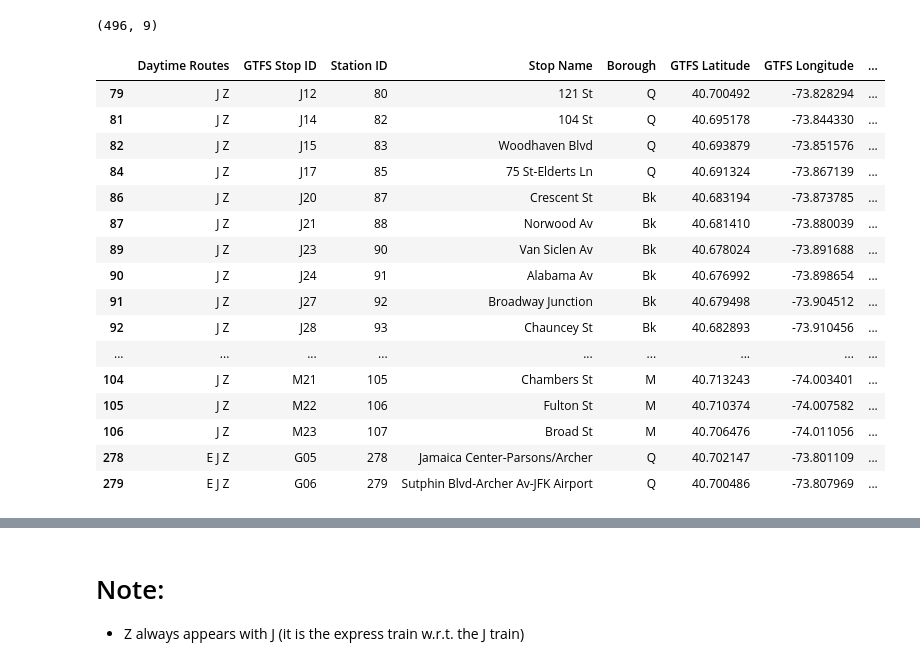
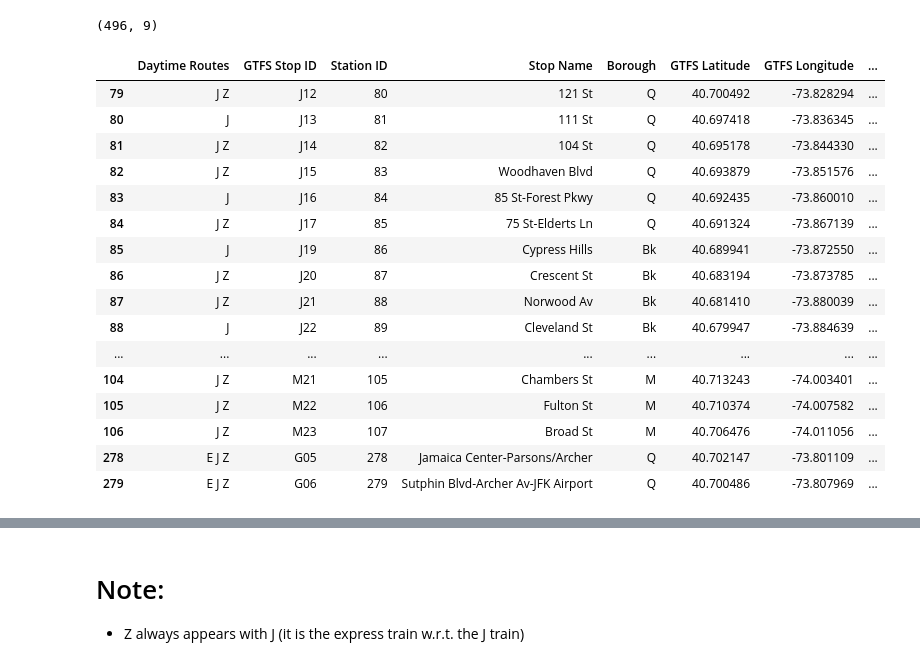
Before and after one commit to tali0n-git/NYC_Public_Schools_Analysis, a Jupyter notebook: MTA_Data_Analysis_Notebooks/MTA_Subway_Groupings.ipynb, the cells around one changed output, grey strips where cells are left out. Cells and saved outputs as stored; diff of their text form; code cells hidden in the pictures.

```diff
--- a/MTA_Data_Analysis_Notebooks/MTA_Subway_Groupings.ipynb
+++ b/MTA_Data_Analysis_Notebooks/MTA_Subway_Groupings.ipynb
@@ -16,19 +16,19 @@ stations.shape
 # %% [output]
 (496, 9)
 # %%
-stations[stations['Daytime Routes'].str.contains('Z', na=False)]
+stations[stations['Daytime Routes'].str.contains('J', na=False)]
 # %% [output]
 |  | Daytime Routes | GTFS Stop ID | Station ID | Stop Name | Borough | GTFS Latitude | GTFS Longitude | ... |
 | 79 | J Z | J12 | 80 | 121 St | Q | 40.700492 | -73.828294 | ... |
+| 80 | J | J13 | 81 | 111 St | Q | 40.697418 | -73.836345 | ... |
 | 81 | J Z | J14 | 82 | 104 St | Q | 40.695178 | -73.844330 | ... |
 | 82 | J Z | J15 | 83 | Woodhaven Blvd | Q | 40.693879 | -73.851576 | ... |
+| 83 | J | J16 | 84 | 85 St-Forest Pkwy | Q | 40.692435 | -73.860010 | ... |
 | 84 | J Z | J17 | 85 | 75 St-Elderts Ln | Q | 40.691324 | -73.867139 | ... |
+| 85 | J | J19 | 86 | Cypress Hills | Bk | 40.689941 | -73.872550 | ... |
 | 86 | J Z | J20 | 87 | Crescent St | Bk | 40.683194 | -73.873785 | ... |
 | 87 | J Z | J21 | 88 | Norwood Av | Bk | 40.681410 | -73.880039 | ... |
-| 89 | J Z | J23 | 90 | Van Siclen Av | Bk | 40.678024 | -73.891688 | ... |
-| 90 | J Z | J24 | 91 | Alabama Av | Bk | 40.676992 | -73.898654 | ... |
-| 91 | J Z | J27 | 92 | Broadway Junction | Bk | 40.679498 | -73.904512 | ... |
-| 92 | J Z | J28 | 93 | Chauncey St | Bk | 40.682893 | -73.910456 | ... |
+| 88 | J | J22 | 89 | Cleveland St | Bk | 40.679947 | -73.884639 | ... |
 | ... | ... | ... | ... | ... | ... | ... | ... | ... |
 | 104 | J Z | M21 | 105 | Chambers St | M | 40.713243 | -74.003401 | ... |
 | 105 | J Z | M22 | 106 | Fulton St | M | 40.710374 | -74.007582 | ... |
```
Also changed, not shown: parts of 3 cells of this notebook.
